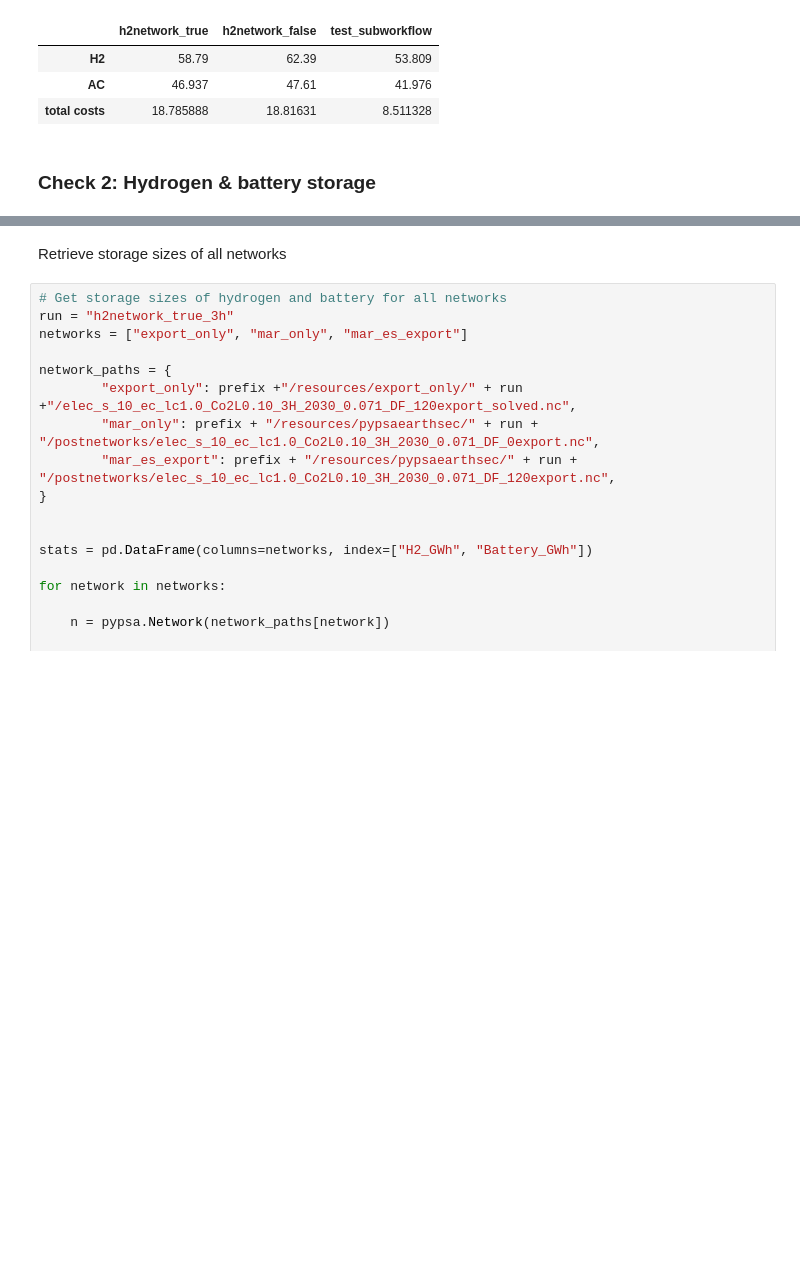
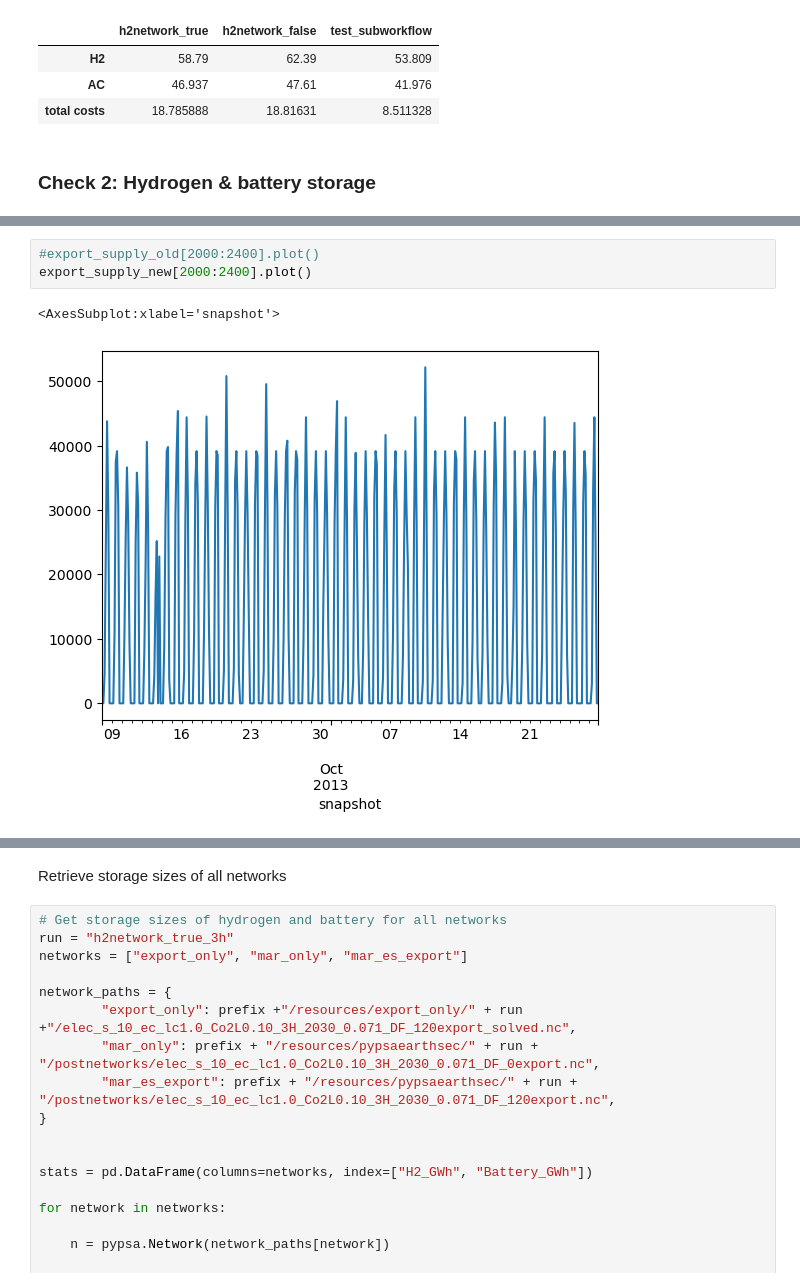
Before and after one commit to energyLS/aldehyde, a Jupyter notebook: workflow/notebooks/check_hypothesis.ipynb, the cells around one changed output, grey strips where cells are left out. Saved outputs shown, nothing was run; the diff lists cells and outputs as text; blank space fills up the shorter version.

```diff
--- a/workflow/notebooks/check_hypothesis.ipynb
+++ b/workflow/notebooks/check_hypothesis.ipynb
@@ -38,0 +45,6 @@ INFO:pypsa.io:Imported network elec_s_10_ec_lc1.0_Co2L0.10_3H_2030_0.071_DF_120e
+# %%
+#export_supply_old[2000:2400].plot()
+export_supply_new[2000:2400].plot()
+# %% [output]
+<AxesSubplot:xlabel='snapshot'>
+[figure, added]
```
Also changed, not shown: parts of 21 cells of this notebook.
